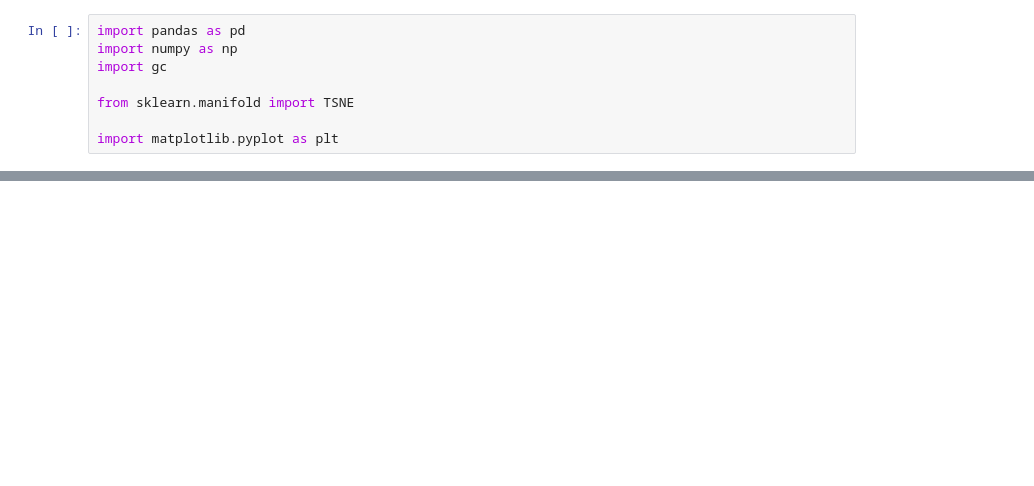
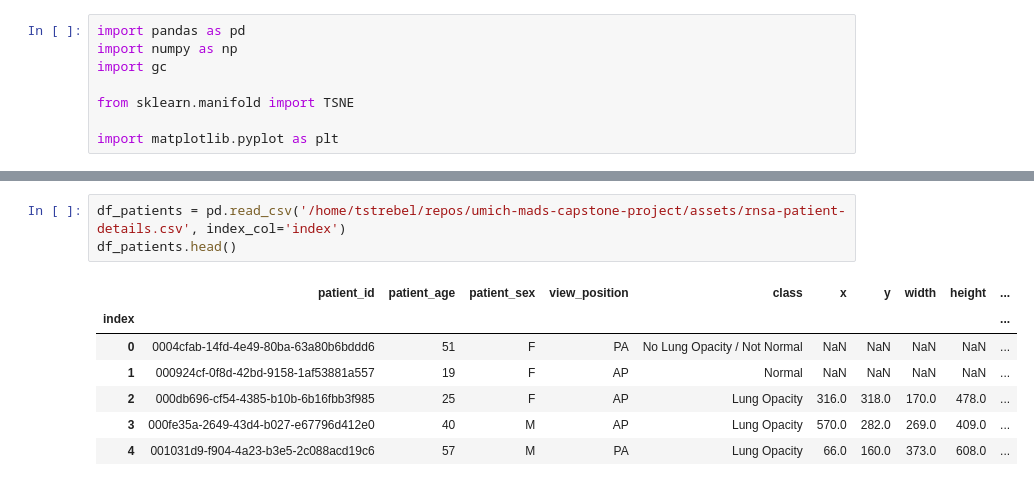
Before and after one commit to Tstrebe2/umich-mads-capstone-project, a Jupyter notebook: tstrebe2/rnsa/eda-notebook.ipynb, the cells around one changed output, grey strips where cells are left out. Cells and saved outputs as stored; diff of their text form; blank space fills up the shorter version.

```diff
--- a/tstrebe2/rnsa/eda-notebook.ipynb
+++ b/tstrebe2/rnsa/eda-notebook.ipynb
@@ -46 +49,12 @@ plt.show()
 <Figure size 432x288 with 0 Axes>
+# %%
+df_patients = pd.read_csv('/home/tstrebel/repos/umich-mads-capstone-project/assets/rnsa-patient-details.csv', index_col='index')
+df_patients.head()
+# %% [output]
+|  | patient_id | patient_age | patient_sex | view_position | class | x | y | width | height | ... |
+| index |  |  |  |  |  |  |  |  |  | ... |
+| 0 | 0004cfab-14fd-4e49-80ba-63a80b6bddd6 | 51 | F | PA | No Lung Opacity / Not Normal | NaN | NaN | NaN | NaN | ... |
+| 1 | 000924cf-0f8d-42bd-9158-1af53881a557 | 19 | F | AP | Normal | NaN | NaN | NaN | NaN | ... |
+| 2 | 000db696-cf54-4385-b10b-6b16fbb3f985 | 25 | F | AP | Lung Opacity | 316.0 | 318.0 | 170.0 | 478.0 | ... |
+| 3 | 000fe35a-2649-43d4-b027-e67796d412e0 | 40 | M | AP | Lung Opacity | 570.0 | 282.0 | 269.0 | 409.0 | ... |
+| 4 | 001031d9-f904-4a23-b3e5-2c088acd19c6 | 57 | M | PA | Lung Opacity | 66.0 | 160.0 | 373.0 | 608.0 | ... |
```
Also changed, not shown: parts of 3 cells of this notebook, 6 other files.
